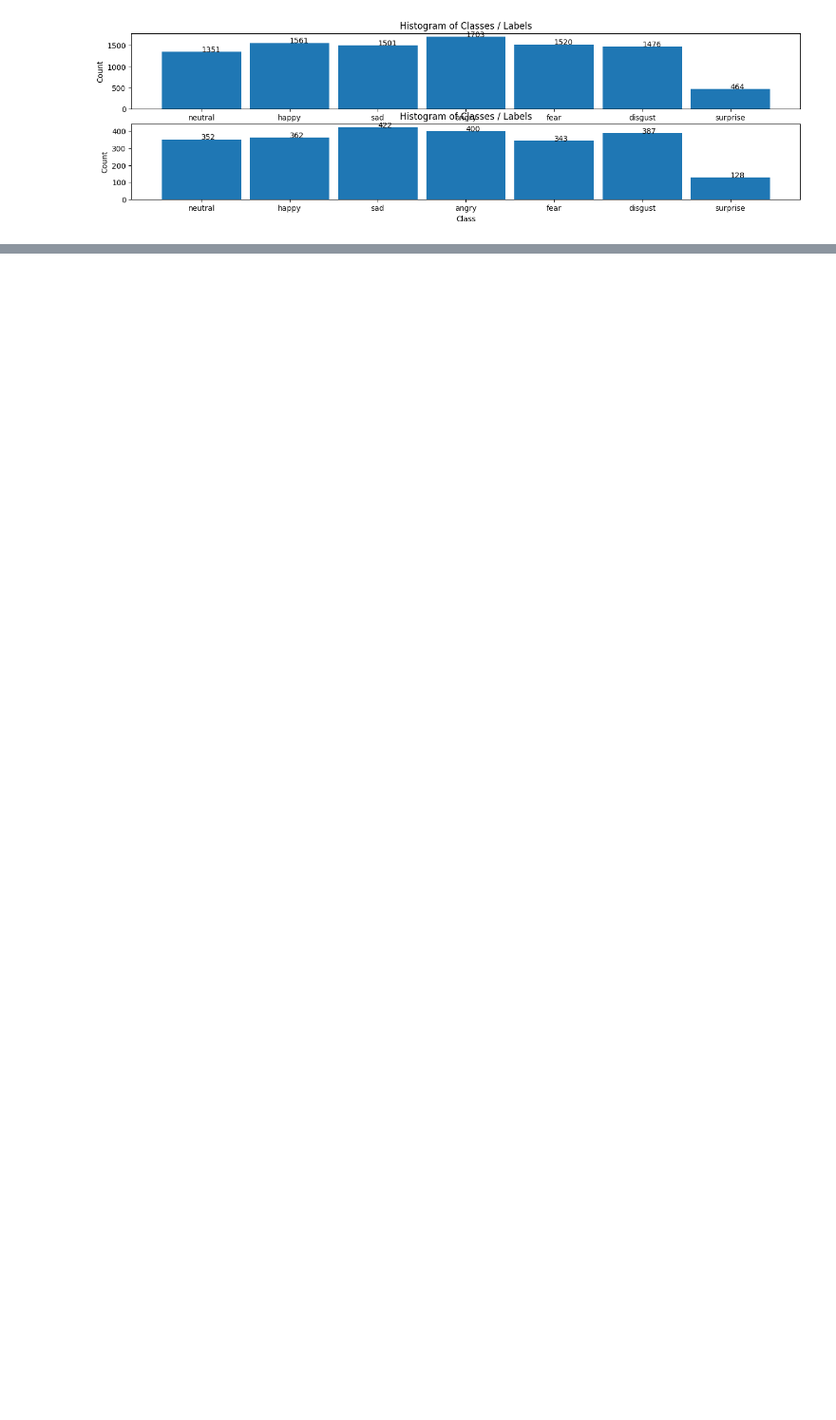
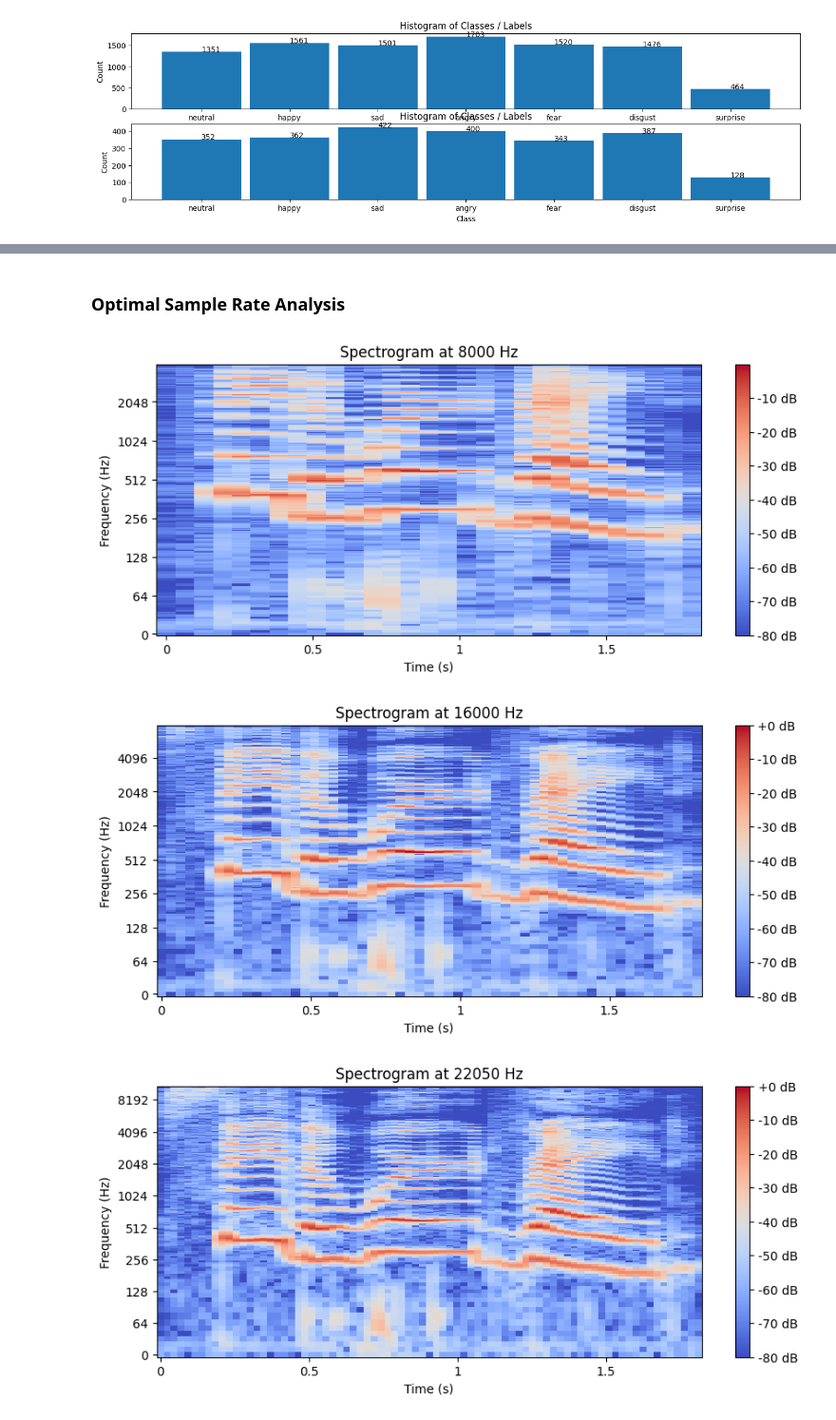
Before and after one commit to VictorMel/SpeechEmotionRecognition, a Jupyter notebook: analysis/01_data_exploration.ipynb, the cells around one changed output, grey strips where cells are left out. Shown at 95% size. Saved outputs shown, nothing was run; the diff lists cells and outputs as text; code cells hidden in the pictures; blank space fills up the shorter version.

```diff
--- a/analysis/01_data_exploration.ipynb
+++ b/analysis/01_data_exploration.ipynb
@@ -333,0 +425,39 @@ PlotSplitedDataHistogram(train_labels, test_labels, labels_list)
+# %% [markdown]
+### Optimal Sample Rate Analysis
+# %%
+# Analyze optimal sample rate
+import librosa.display
+
+# Define sample rates to test
+sample_rates = [8000, 16000, 22050, 44100]
+
+# Select a random audio sample
+sample_path = np.random.choice(ds_work.paths, size=1, replace=False)[0]
+
+# Analyze frequency content at different sample rates
+for sr in sample_rates:
+    audio, _ = librosa.load(sample_path, sr=sr)
+    plt.figure(figsize=(10, 4))
+    D = librosa.amplitude_to_db(np.abs(librosa.stft(audio)), ref=np.max)
+    librosa.display.specshow(D, sr=sr, x_axis='time', y_axis='log', cmap='coolwarm')
+    plt.colorbar(format='%+2.0f dB')
+    plt.title(f'Spectrogram at {sr} Hz')
+    plt.xlabel('Time (s)')
+    plt.ylabel('Frequency (Hz)')
+    plt.show()
+
+# Calculate memory usage for each sample rate
+def calculate_memory_usage(duration, sr):
+    return duration * sr * 2 / (1024 ** 2)  # Assuming 16-bit PCM, 2 bytes per sample
+
+audio, original_sr = librosa.load(sample_path, sr=None)
+duration = librosa.get_duration(y=audio, sr=original_sr)
+
+print("Memory usage at different sample rates:")
+for sr in sample_rates:
+    memory = calculate_memory_usage(duration, sr)
+    print(f"{sr} Hz: {memory:.2f} MB")
+# %% [output]
+[figure, added]
+[figure, added]
+[figure, added]
```
Also changed, not shown: parts of 33 cells of this notebook, 1 other file.
